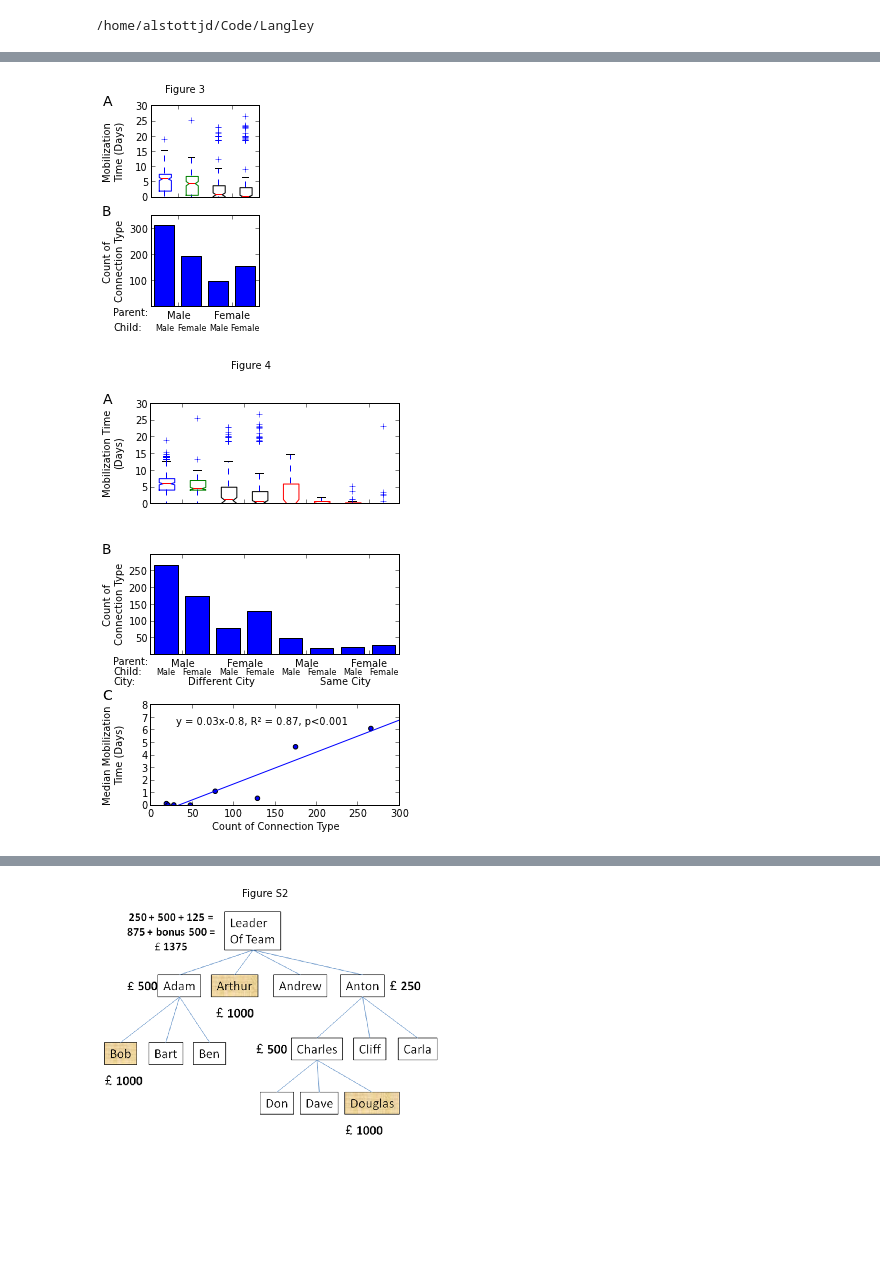
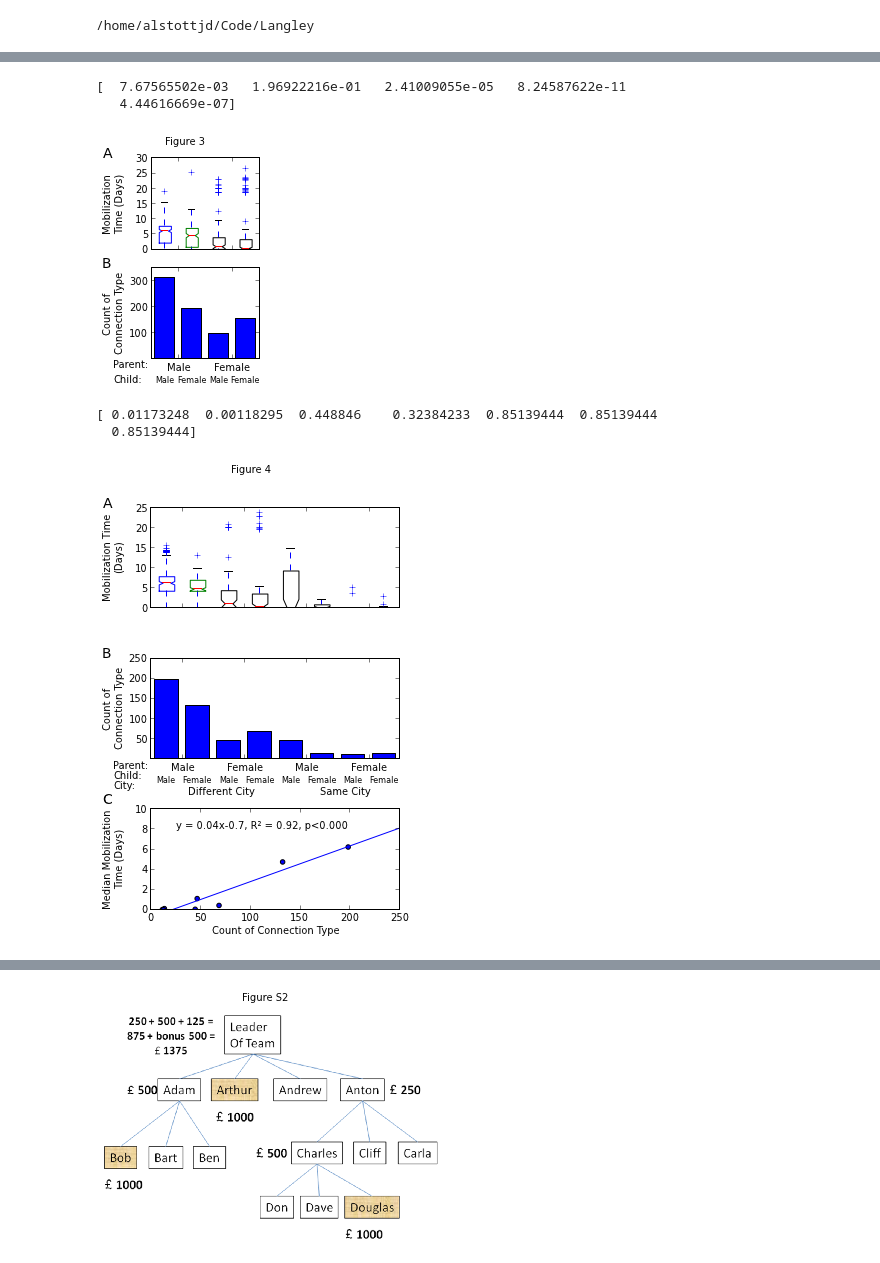
Before and after one commit to jeffalstott/Langley, a Jupyter notebook: Langley Figures.ipynb, the cells around one changed output, grey strips where cells are left out. Saved outputs shown, nothing was run; the diff lists cells and outputs as text; code cells hidden in the pictures; blank space fills up the shorter version.

```diff
--- a/Langley Figures.ipynb
+++ b/Langley Figures.ipynb
@@ -26,16 +119,16 @@ depths = ds_ris[:,3]
 # %%
 z=1
-ri_same_age = asarray([q for q in session.query(db.LangleyParticipant).filter_by(Same_Age_as_Parent=True).filter(db.LangleyParticipant.Parent_Child_Registration_Interval!=None).values(getattr(db.LangleyParticipant, 'Parent_Child_Registration_Interval_Corrected'
+ri_same_age = asarray([q for q in session.query(db.LangleyParticipant).filter_by(Same_Age_as_Parent=1).filter(db.LangleyParticipant.Parent_Child_Registration_Interval!=None).values(getattr(db.LangleyParticipant, 'Parent_Child_Registration_Interval_Corrected'
 ))]).flatten()
-ri_different_age= asarray([q for q in session.query(db.LangleyParticipant).filter_by(Same_Age_as_Parent=False).filter(db.LangleyParticipant.Parent_Child_Registration_Interval!=None).values(getattr(db.LangleyParticipant, 'Parent_Child_Registration_Interval_Corrected'
+ri_different_age= asarray([q for q in session.query(db.LangleyParticipant).filter_by(Same_Age_as_Parent=0).filter(db.LangleyParticipant.Parent_Child_Registration_Interval!=None).values(getattr(db.LangleyParticipant, 'Parent_Child_Registration_Interval_Corrected'
 ))]).flatten()
-ri_same_medium = asarray([q for q in session.query(db.LangleyParticipant).filter_by(Heard_Through_Same_Medium_as_Parent=True).filter(db.LangleyParticipant.Parent_Child_Registration_Interval!=None).values(getattr(db.LangleyParticipant, 'Parent_Child_Registration_Interval_Corrected'
+ri_same_medium = asarray([q for q in session.query(db.LangleyParticipant).filter_by(Heard_Through_Same_Medium_as_Parent=1).filter(db.LangleyParticipant.Parent_Child_Registration_Interval!=None).values(getattr(db.LangleyParticipant, 'Parent_Child_Registration_Interval_Corrected'
 ))]).flatten()
-ri_different_medium= asarray([q for q in session.query(db.LangleyParticipant).filter_by(Heard_Through_Same_Medium_as_Parent=False).filter(db.LangleyParticipant.Parent_Child_Registration_Interval!=None).values(getattr(db.LangleyParticipant, 'Parent_Child_Registration_Interval_Corrected'
+ri_different_medium= asarray([q for q in session.query(db.LangleyParticipant).filter_by(Heard_Through_Same_Medium_as_Parent=0).filter(db.LangleyParticipant.Parent_Child_Registration_Interval!=None).values(getattr(db.LangleyParticipant, 'Parent_Child_Registration_Interval_Corrected'
 ))]).flatten()
-ri_same_relationship = asarray([q for q in session.query(db.LangleyParticipant).filter_by(Same_Relationship_to_Parent_as_They_Had_to_Their_Parent=True).filter(db.LangleyParticipant.Parent_Child_Registration_Interval!=None).values(getattr(db.LangleyParticipant, 'Parent_Child_Registration_Interval_Corrected'
+ri_same_relationship = asarray([q for q in session.query(db.LangleyParticipant).filter_by(Same_Relationship_to_Parent_as_They_Had_to_Their_Parent=1).filter(db.LangleyParticipant.Parent_Child_Registration_Interval!=None).values(getattr(db.LangleyParticipant, 'Parent_Child_Registration_Interval_Corrected'
 ))]).flatten()
-ri_different_relationship= asarray([q for q in session.query(db.LangleyParticipant).filter_by(Same_Relationship_to_Parent_as_They_Had_to_Their_Parent=False).filter(db.LangleyParticipant.Parent_Child_Registration_Interval!=None).values(getattr(db.LangleyParticipant, 'Parent_Child_Registration_Interval_Corrected'
+ri_different_relationship= asarray([q for q in session.query(db.LangleyParticipant).filter_by(Same_Relationship_to_Parent_as_They_Had_to_Their_Parent=0).filter(db.LangleyParticipant.Parent_Child_Registration_Interval!=None).values(getattr(db.LangleyParticipant, 'Parent_Child_Registration_Interval_Corrected'
 ))]).flatten()
 
 vals = asarray([ri_same_age, ri_different_age, ri_same_medium,  ri_different_medium, ri_same_relationship, ri_different_relationship])
@@ -261,6 +354,7 @@ from rpy2.robjects.packages import importr
 from rpy2.robjects.vectors import FloatVector
 stats = importr('stats')
 p_krusks = asarray(stats.p_adjust(FloatVector(p_krusks), method = 'holm'))
+print p_krusks
 
 setp(bp['boxes'][0], color='blue')
 setp(bp['boxes'][1], color='green')
@@ -306,6 +400,8 @@ ax.annotate("B", (0,1.), xycoords=(yl, "axes fraction"),
 suptitle("Figure 3")
 subplots_adjust(left=0.3,right=0.95,bottom=.15,top=.9, hspace=0.2)
 # %% [output]
+[  7.67565502e-03   1.96922216e-01   2.41009055e-05   8.24587622e-11
+   4.44616669e-07]
 [figure]
 # %%
 #ri_male_male = asarray([q for q in session.query(db.LangleyParticipant).\
@@ -410,10 +506,21 @@ yl = ylabel('Mobilization Time\n(Days)', horizontalalignment='center')
 ax.yaxis.set_label_coords(ylabel_offset, 0.5)
 ylim(0, ylim()[1])
 
+from scipy.stats import kruskal
+p_krusks = []
+for i in range(len(vals)-1):
+    p_krusks.append(kruskal(vals[i], vals[i+1])[1])
+
+from rpy2.robjects.packages import importr
+from rpy2.robjects.vectors import FloatVector
+stats = importr('stats')
+p_krusks = asarray(stats.p_adjust(FloatVector(p_krusks), method = 'holm'))
+print p_krusks
+
 setp(bp['boxes'][0], color='blue')
 setp(bp['boxes'][1], color='green')
-setp(bp['boxes'][2:4], color='black')
-setp(bp['boxes'][4:], color='red')
+setp(bp['boxes'][2:], color='black')
+#setp(bp['boxes'][4:], color='red')
 
 plt.setp(ax.get_xticklabels(), visible=False)
 
@@ -451,34 +558,36 @@ text(ind[5]+1.5*width, -90, "Same City", horizontalalignment='center')
 #text(ind[4]+width, -30, 'Male', horizontalalignment='center')
 #text(ind[6]+width, -30, 'Female', horizontalalignment='center')
 #xlabel("Different City                        Same City")#\nBroadcaster-Receiver Connection Type ")
 ax.annotate("B", (0,1.), xycoords=(yl, "axes fraction"),
              fontsize=14)
 
 ax = fig3.add_subplot(313)
 subplots_adjust(hspace=0.3)
 yl = ylabel('Median Mobilization\nTime (Days)', horizontalalignment='center')
 ax.yaxis.set_label_coords(ylabel_offset, 0.5)
 xlabel("Count of Connection Type")
 freqs = [len(ri_male_male_same), len(ri_female_male_same), len(ri_male_female_same), len(ri_female_female_same), len(ri_male_male_diff), len(ri_female_male_diff), len(ri_male_female_diff), len(ri_female_female_diff)]
 #freqs = asarray(freqs)/float(len(ris))
 medians = [median(ri_male_male_same), median(ri_female_male_same), median(ri_male_female_same), median(ri_female_female_same), median(ri_male_male_diff), median(ri_female_male_diff), median(ri_male_female_diff), median(ri_female_female_diff)]
 medians = asarray(medians)/(60*60.0*24)
 ax.scatter(freqs, medians)
 m, b, r, p, stderr = linregress(freqs, medians)
 xlim(0, xlim()[1])
 x = asarray(xlim())
 y = m*x+b
 ax.plot(x,y)
 ylim(0, ylim()[1])
 text(.1, .8, u"y = %.2fx%.1f, R\u00B2 = %.2f, p<%.3f"%(m,b,r**2,p), transform = ax.transAxes)
 #text(50,6, u"R\u00B2 = %.2f"%(r**2), fontsize=30)
 ax.annotate("C", (0,1.05), xycoords=(yl, "axes fraction"),
              fontsize=14)
 
 suptitle("Figure 4")
 subplots_adjust(left=0.2,right=0.95,bottom=.15,top=.9,hspace=.5)
 # %% [output]
+[ 0.01173248  0.00118295  0.448846    0.32384233  0.85139444  0.85139444
+  0.85139444]
-[figure, old version]
+[figure, new version]
 # %%
 print freqs
 print sum(freqs)
```
Also changed, not shown: parts of 15 cells of this notebook, 14 other files.
